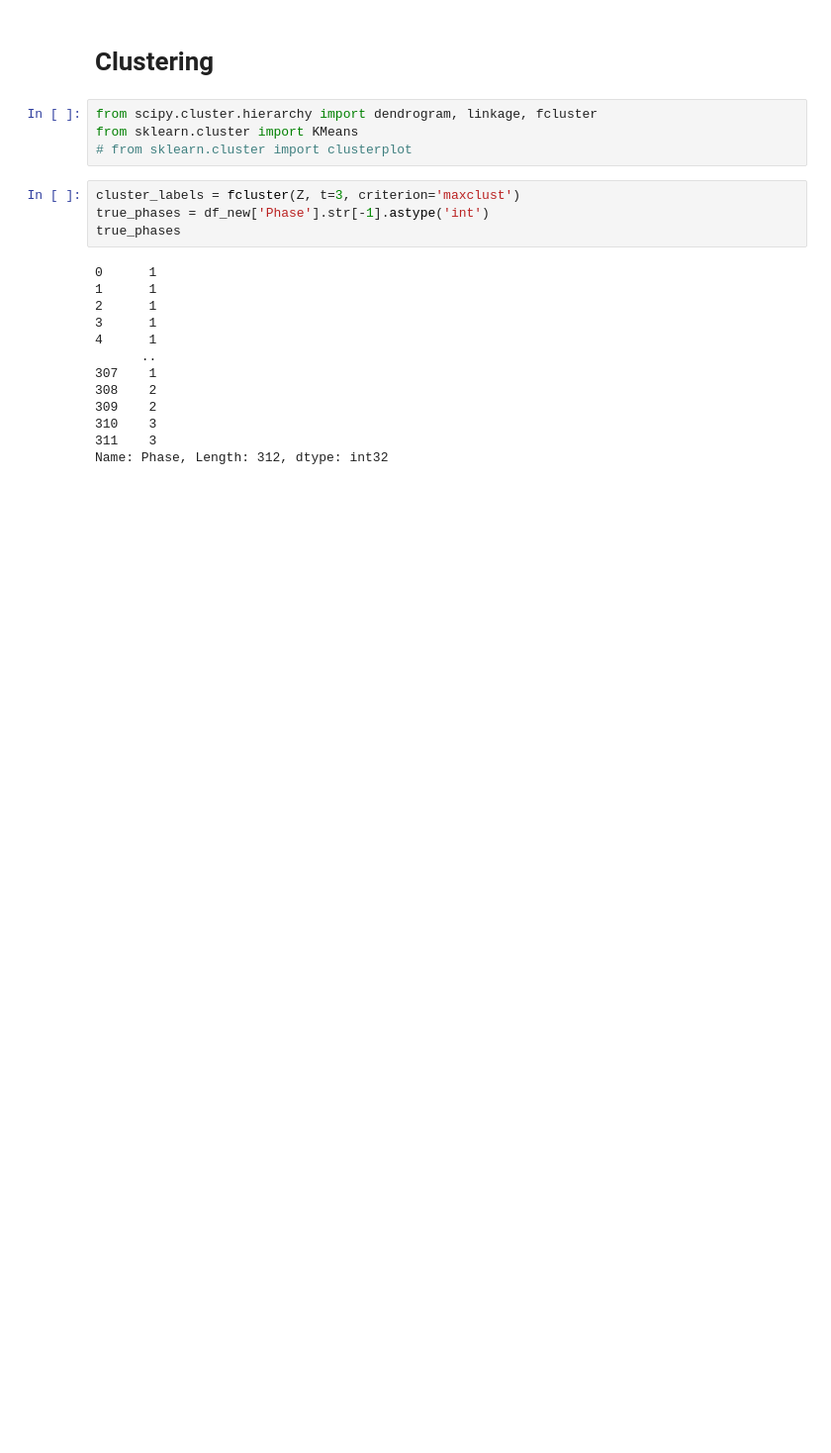
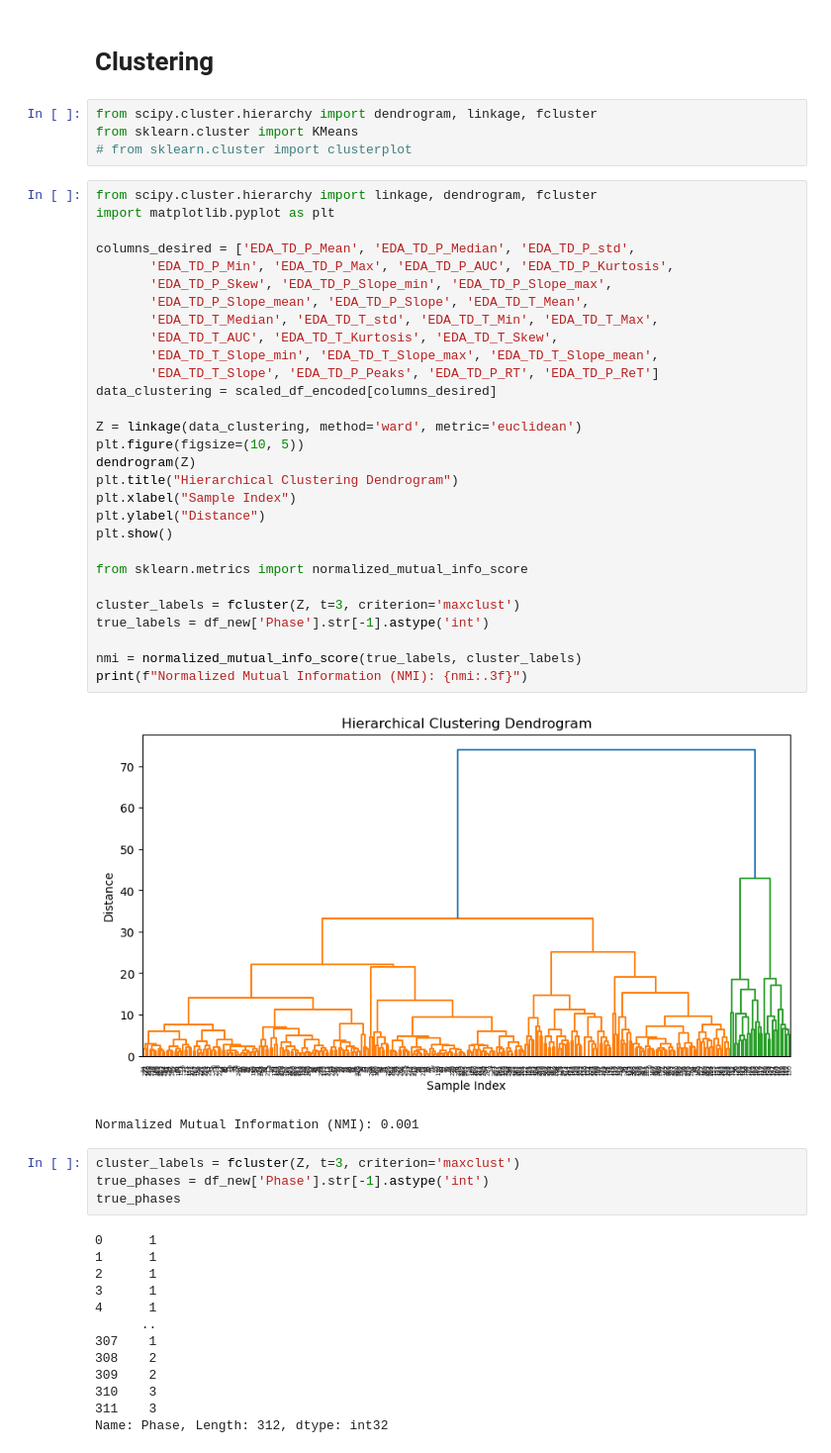
Before and after one commit to LuisMartindelCerro/CDA_case2, a Jupyter notebook: Python/initial_Data_Exploration.ipynb, the cells around one changed output. Shown: that part at 99% size. Drawn from its saved outputs; the diff is of its cells as text; blank space fills up the shorter version.

```diff
--- a/Python/initial_Data_Exploration.ipynb
+++ b/Python/initial_Data_Exploration.ipynb
@@ -333,6 +428,38 @@ plt.show()
 from scipy.cluster.hierarchy import dendrogram, linkage, fcluster
 from sklearn.cluster import KMeans
 # from sklearn.cluster import clusterplot
+# %%
+from scipy.cluster.hierarchy import linkage, dendrogram, fcluster
+import matplotlib.pyplot as plt
+
+columns_desired = ['EDA_TD_P_Mean', 'EDA_TD_P_Median', 'EDA_TD_P_std',
+       'EDA_TD_P_Min', 'EDA_TD_P_Max', 'EDA_TD_P_AUC', 'EDA_TD_P_Kurtosis',
+       'EDA_TD_P_Skew', 'EDA_TD_P_Slope_min', 'EDA_TD_P_Slope_max',
+       'EDA_TD_P_Slope_mean', 'EDA_TD_P_Slope', 'EDA_TD_T_Mean',
+       'EDA_TD_T_Median', 'EDA_TD_T_std', 'EDA_TD_T_Min', 'EDA_TD_T_Max',
+       'EDA_TD_T_AUC', 'EDA_TD_T_Kurtosis', 'EDA_TD_T_Skew',
+       'EDA_TD_T_Slope_min', 'EDA_TD_T_Slope_max', 'EDA_TD_T_Slope_mean',
+       'EDA_TD_T_Slope', 'EDA_TD_P_Peaks', 'EDA_TD_P_RT', 'EDA_TD_P_ReT']
+data_clustering = scaled_df_encoded[columns_desired]
+
+Z = linkage(data_clustering, method='ward', metric='euclidean')
+plt.figure(figsize=(10, 5))
+dendrogram(Z)
+plt.title("Hierarchical Clustering Dendrogram")
+plt.xlabel("Sample Index")
+plt.ylabel("Distance")
+plt.show()
+
+from sklearn.metrics import normalized_mutual_info_score
+
+cluster_labels = fcluster(Z, t=3, criterion='maxclust')
+true_labels = df_new['Phase'].str[-1].astype('int')
+
+nmi = normalized_mutual_info_score(true_labels, cluster_labels)
+print(f"Normalized Mutual Information (NMI): {nmi:.3f}")
+# %% [output]
+[figure, added]
+Normalized Mutual Information (NMI): 0.001
 # %%
 cluster_labels = fcluster(Z, t=3, criterion='maxclust')
 true_phases = df_new['Phase'].str[-1].astype('int')
```
Also changed, not shown: parts of 13 cells of this notebook, 3 other files.
